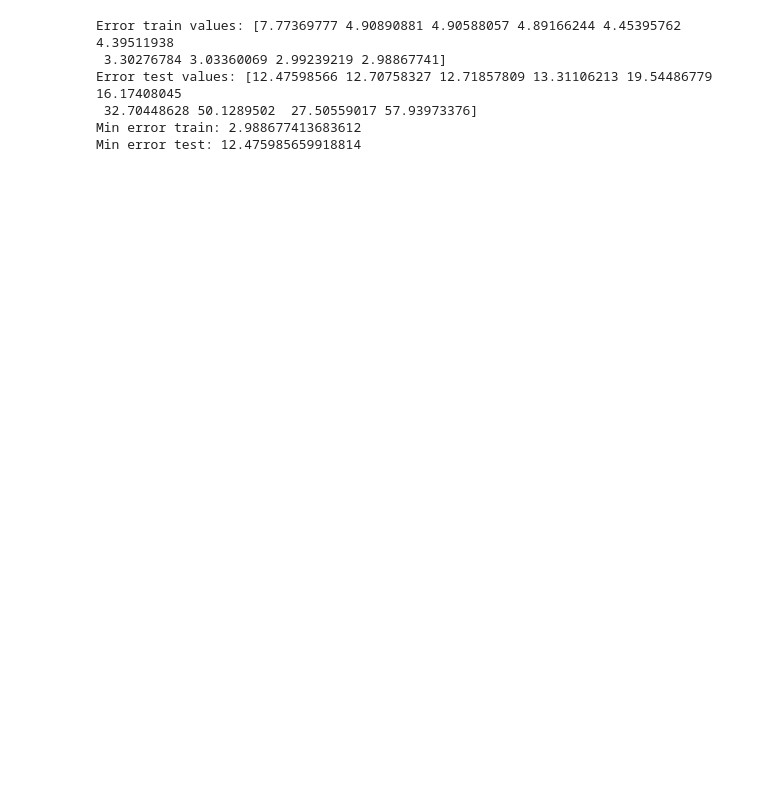
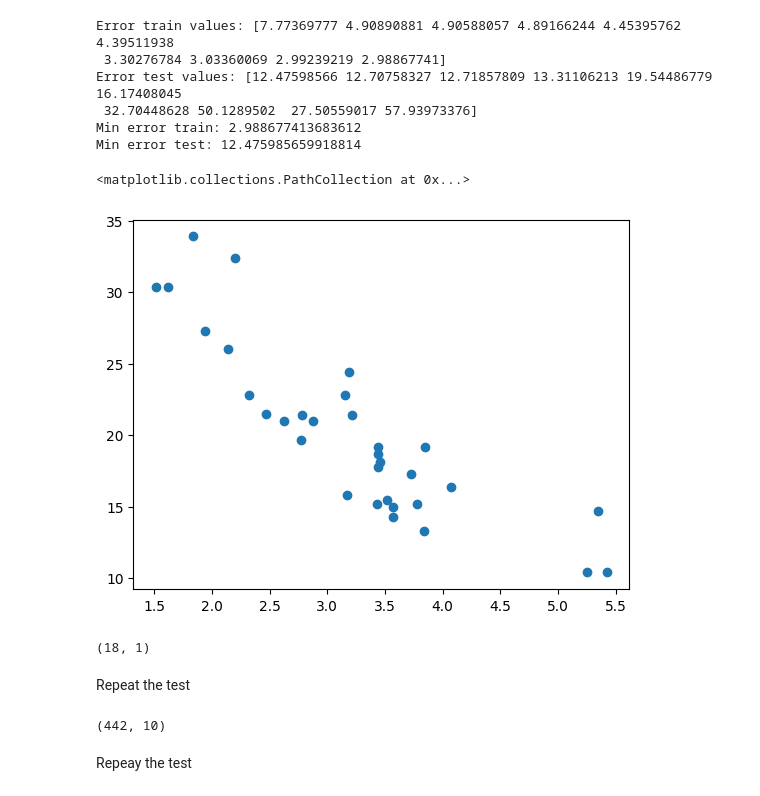
Before and after one commit to gusgoes/Machine-Learning, a Jupyter notebook: week2/validation.ipynb, the cells around one changed output. Cells and saved outputs as stored; diff of their text form; code cells hidden in the pictures; blank space fills up the shorter version.

```diff
--- a/week2/validation.ipynb
+++ b/week2/validation.ipynb
@@ -238,3 +238,23 @@ Error test values: [12.47598566 12.70758327 12.71857809 13.31106213 19.54486779
  32.70448628 50.1289502  27.50559017 57.93973376]
 Min error train: 2.988677413683612
 Min error test: 12.475985659918814
+# %%
+plt.scatter(dfcars['wt'],dfcars['mpg'])
+# %% [output]
+<matplotlib.collections.PathCollection at 0x...>
+[figure, added]
+# %%
+X_v_train, X_v_test, y_v_train, y_v_test = train_test_split(X_train, y_train)
+X_v_train.shape
+# %% [output]
+(18, 1)
+# %% [markdown]
+Repeat the test
+# %%
+from sklearn import datasets
+diabetes = datasets.load_diabetes()
+print(diabetes.data.shape)
+# %% [output]
+(442, 10)
+# %% [markdown]
+Repeay the test
```
Also changed, not shown: parts of 1 cell of this notebook.
